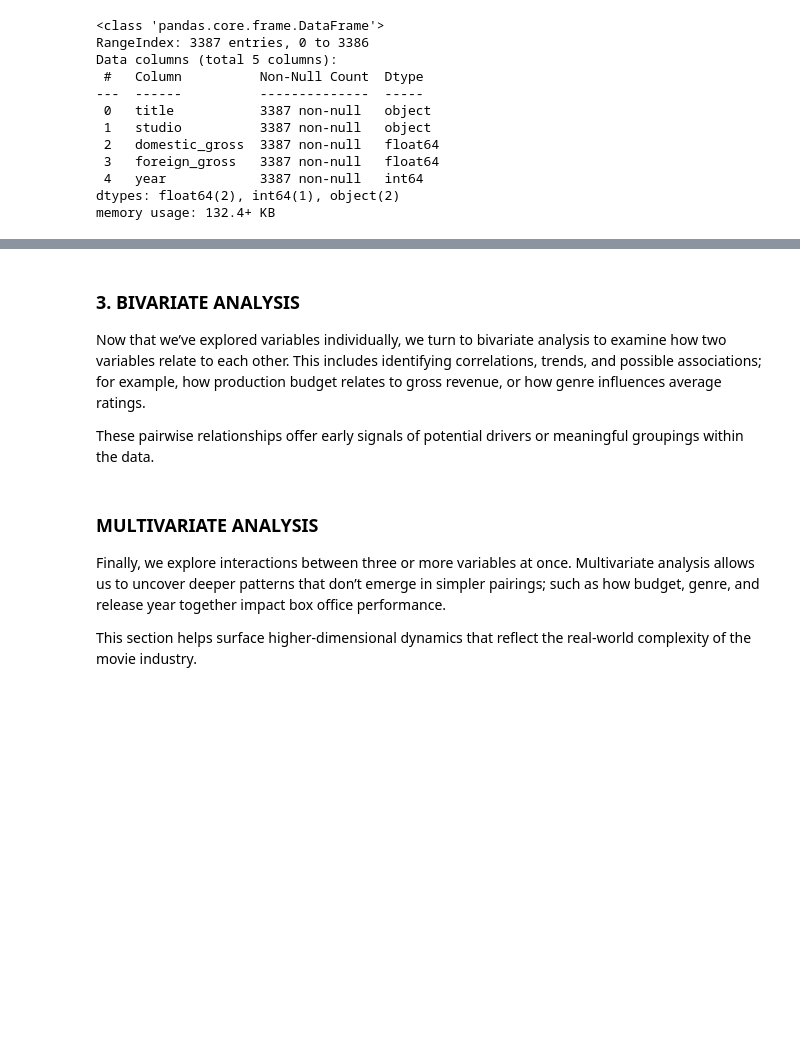
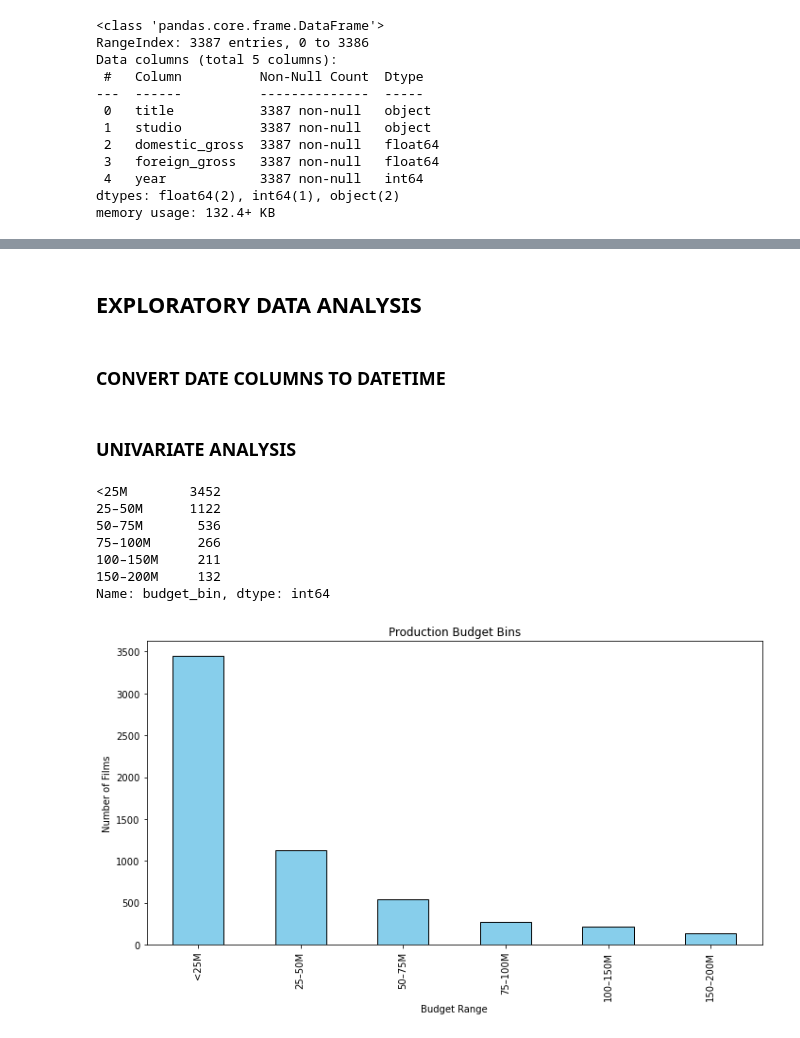
Before and after one commit to Vain-Guy/Data-s-Cut, a Jupyter notebook: notebooks/exploratory.ipynb, the cells around one changed output, grey strips where cells are left out. Cells and saved outputs as stored; diff of their text form; code cells hidden in the pictures; blank space fills up the shorter version.

Commit message:
Added Univariate Analysis

```diff
--- a/notebooks/exploratory.ipynb
+++ b/notebooks/exploratory.ipynb
@@ -1119,10 +1093,0 @@ In this section, we:
-# %%
-budget_df['release_date'] = pd.to_datetime(budget_df['release_date'], errors = 'coerce')
-
-# Extract relevant date components
-budget_df['release_year'] = budget_df['release_date'].dt.year
-budget_df['release_month'] = budget_df['release_date'].dt.month
-budget_df['release_weekday'] = budget_df['release_date'].dt.day_name()
-budget_df['release_quarter'] = budget_df['release_date'].dt.quarter
-
-budget_df.head()
@@ -1142,12 +1094,35 @@ This step lays the foundation for more complex relationships by first mastering
-# %% [markdown]
-### 3. BIVARIATE ANALYSIS
-
-Now that we’ve explored variables individually, we turn to bivariate analysis to examine how two variables relate to each other. This includes identifying correlations, trends, and possible associations; for example, how production budget relates to gross revenue, or how genre influences average ratings.
-
-These pairwise relationships offer early signals of potential drivers or meaningful groupings within the data.
-# %% [markdown]
-### MULTIVARIATE ANALYSIS
-
-Finally, we explore interactions between three or more variables at once. Multivariate analysis allows us to uncover deeper patterns that don’t emerge in simpler pairings; such as how budget, genre, and release year together impact box office performance.
-
-This section helps surface higher-dimensional dynamics that reflect the real-world complexity of the movie industry.
+# %% [markdown]
+## EXPLORATORY DATA ANALYSIS
+# %% [markdown]
+### CONVERT DATE COLUMNS TO DATETIME
+# %% [markdown]
+### UNIVARIATE ANALYSIS
+# %%
+# Define bins and labels
+bins = [0, 25_000_000, 50_000_000, 75_000_000, 100_000_000, 150_000_000, 200_000_000]
+labels = ['<25M', '25–50M', '50–75M', '75–100M', '100–150M', '150–200M']
+
+# Create bin column
+budget_df['budget_bin'] = pd.cut(budget_df['production_budget'], bins=bins, labels=labels, right=False)
+
+# Count per bin
+bin_counts = budget_df['budget_bin'].value_counts().sort_index()
+print(bin_counts)
+
+# Plot
+plt.figure(figsize=(10, 6))  # ✅ Correct way to set size
+bin_counts.plot(kind='bar', color='skyblue', edgecolor='black')
+plt.title('Production Budget Bins')
+plt.xlabel('Budget Range')
+plt.ylabel('Number of Films')
+plt.tight_layout()
+plt.show()
+# %% [output]
+<25M        3452
+25–50M      1122
+50–75M       536
+75–100M      266
+100–150M     211
+150–200M     132
+Name: budget_bin, dtype: int64
+[figure, added]
```
Also changed, not shown: parts of 19 cells of this notebook.
